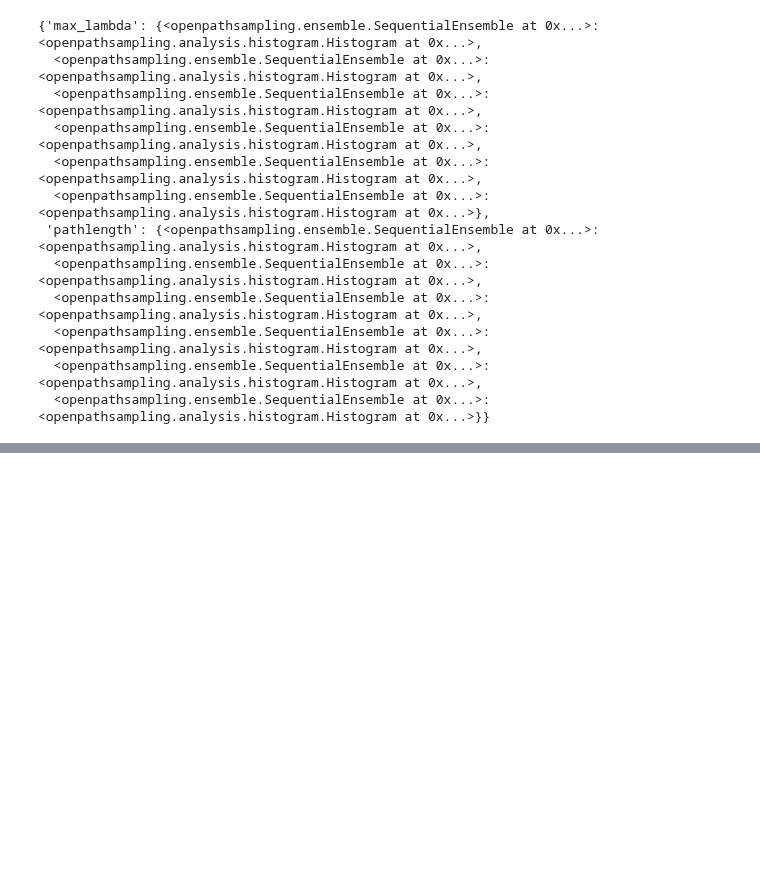
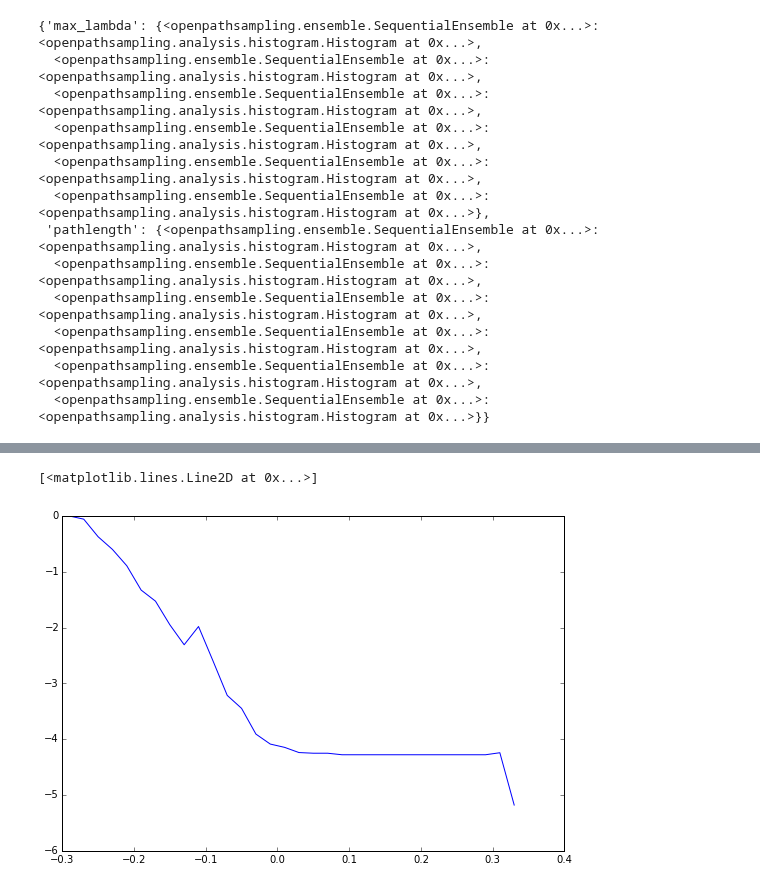
Before and after one commit to openpathsampling/openpathsampling, a Jupyter notebook: examples/ipython/toy_analysis.ipynb, the cells around one changed output, grey strips where cells are left out. Drawn from its saved outputs; the diff is of its cells as text; code cells hidden in the pictures; blank space fills up the shorter version.

```diff
--- a/examples/ipython/toy_analysis.ipynb
+++ b/examples/ipython/toy_analysis.ipynb
@@ -238,0 +138,5 @@ df
+# %%
+plt.plot(list(zip(*wham_hist_list)[0]), np.log(list(zip(*wham_hist_list)[1])))
+# %% [output]
+[<matplotlib.lines.Line2D at 0x...>]
+[figure, added]
```
Also changed, not shown: parts of 19 cells of this notebook.
